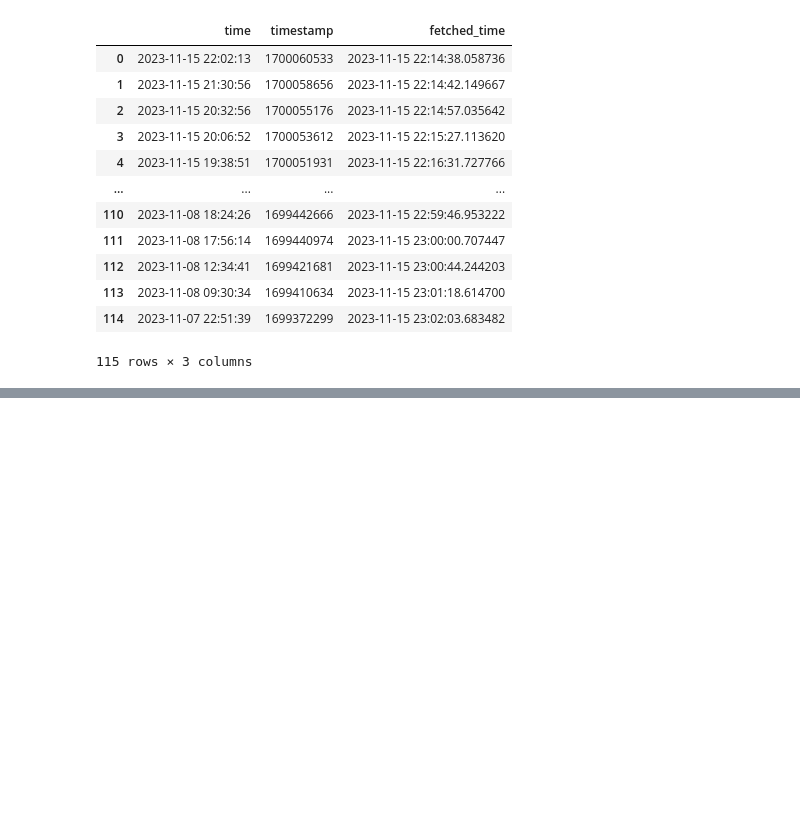
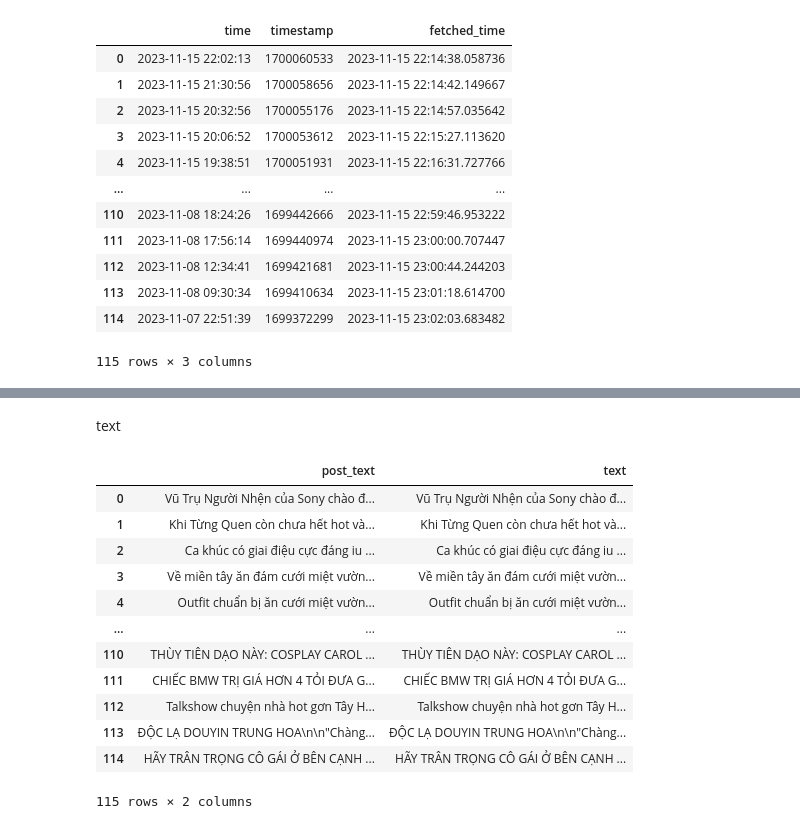
Before and after one commit to quyencanh203/final_project, a Jupyter notebook: 3HandleData.ipynb, the cells around one changed output, grey strips where cells are left out. Cells and saved outputs as stored; diff of their text form; code cells hidden in the pictures; blank space fills up the shorter version.

```diff
--- a/3HandleData.ipynb
+++ b/3HandleData.ipynb
@@ -255,0 +303,18 @@ df[['time','timestamp', 'fetched_time']]
+# %% [markdown]
+text
+# %%
+df[['post_text','text']]
+# %% [output]
+|  | post_text | text |
+| 0 | Vũ Trụ Người Nhện của Sony chào đ... | Vũ Trụ Người Nhện của Sony chào đ... |
+| 1 | Khi Từng Quen còn chưa hết hot và... | Khi Từng Quen còn chưa hết hot và... |
+| 2 | Ca khúc có giai điệu cực đáng iu ... | Ca khúc có giai điệu cực đáng iu ... |
+| 3 | Về miền tây ăn đám cưới miệt vườn... | Về miền tây ăn đám cưới miệt vườn... |
+| 4 | Outfit chuẩn bị ăn cưới miệt vườn... | Outfit chuẩn bị ăn cưới miệt vườn... |
+| ... | ... | ... |
+| 110 | THÙY TIÊN DẠO NÀY: COSPLAY CAROL ... | THÙY TIÊN DẠO NÀY: COSPLAY CAROL ... |
+| 111 | CHIẾC BMW TRỊ GIÁ HƠN 4 TỎI ĐƯA G... | CHIẾC BMW TRỊ GIÁ HƠN 4 TỎI ĐƯA G... |
+| 112 | Talkshow chuyện nhà hot gơn Tây H... | Talkshow chuyện nhà hot gơn Tây H... |
+| 113 | ĐỘC LẠ DOUYIN TRUNG HOA\n\n"Chàng... | ĐỘC LẠ DOUYIN TRUNG HOA\n\n"Chàng... |
+| 114 | HÃY TRÂN TRỌNG CÔ GÁI Ở BÊN CẠNH ... | HÃY TRÂN TRỌNG CÔ GÁI Ở BÊN CẠNH ... |
+115 rows × 2 columns
```
Also changed, not shown: parts of 20 cells of this notebook, 3 other files.
